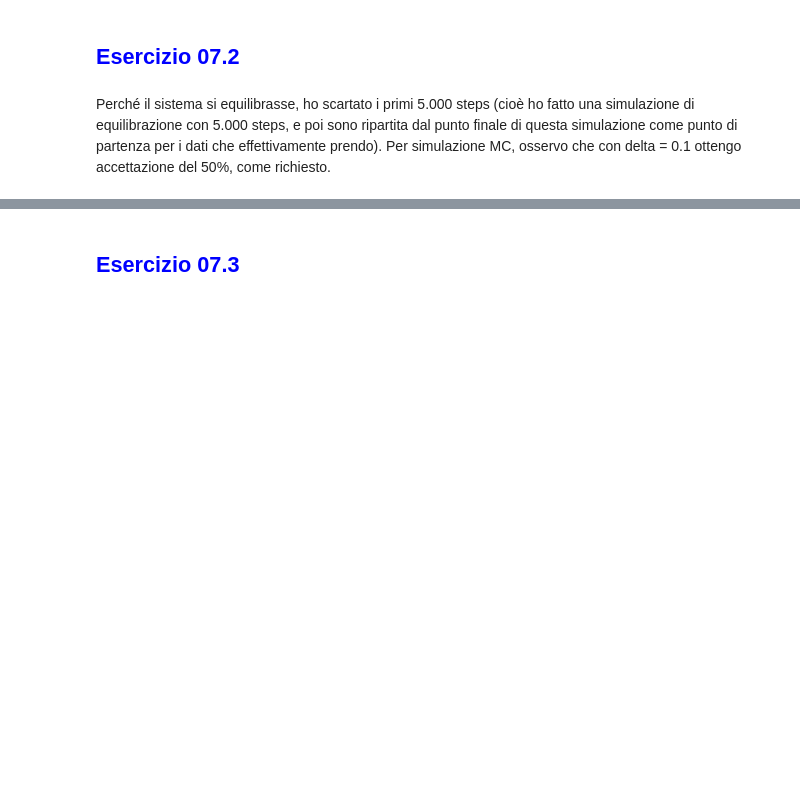
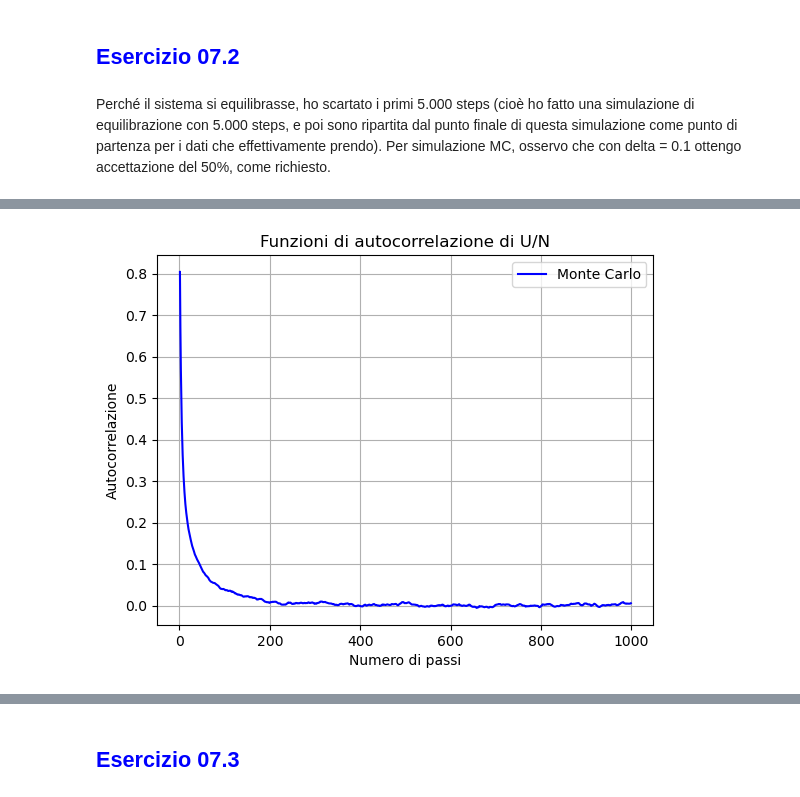
Before and after one commit to LucreziaBioni/numerical-simulation-laboratory, a Jupyter notebook: 07/07.ipynb, the cells around one changed output, grey strips where cells are left out. Drawn from its saved outputs; the diff is of its cells as text; code cells hidden in the pictures; blank space fills up the shorter version.

```diff
--- a/07/07.ipynb
+++ b/07/07.ipynb
@@ -94,0 +163,43 @@ SyntaxError: closing parenthesis '}' does not match opening parenthesis '[' (124
+# %%
+import matplotlib
+import matplotlib.pyplot as plt
+import numpy as np
+import math
+
+t_max = 500_000
+
+# Carico i dati dal file
+data = np.loadtxt("simulazioni-eseguite/07.2/monte-carlo-equilibrata/potential_energy.dat")
+
+# importo in un array il numero di step che faccio e in un array il valore dell'energia potenziale a ogni valore di step
+
+t = data[:, 0]   # Prima colonna: contiene il numero di blocchi
+U = data[:, 1]   # Seconda colonna: contiene il valore istantaneo di energia potenziale
+autocorrelation = [] # Array per contenere il valore della autocorrelazione
+t_calcolati = []
+
+for i in range(1,1000):
+    a = 0.0
+    b = 0.0
+    c = 0.0
+    d = 0.0
+    e = 0.0
+    for j in range( t_max - i ):
+        a += U[j] * U[j+i]
+        b += U[j]
+        c += U[j+i]
+    for k in range ( t_max):
+        d += U[k] * U[k]
+        e += U[k]
+    autocorrelation.append(( (1. / (t_max - i) * a ) - 1./(t_max - i) * b * 1./(t_max - i) * c ) / ( (1./ t_max) * d - ( (1./ t_max) * e )**2 ))
+    t_calcolati.append(i)
+
+plt.errorbar(t_calcolati, autocorrelation,  color='b', label='Monte Carlo')
+plt.title("Funzioni di autocorrelazione di U/N")
+plt.xlabel("Numero di passi")
+plt.ylabel("Autocorrelazione")
+plt.legend()
+plt.grid(True)
+plt.show()
+# %% [output]
+[figure, added]
```
Also changed, not shown: parts of 5 cells of this notebook, 3 other files.
